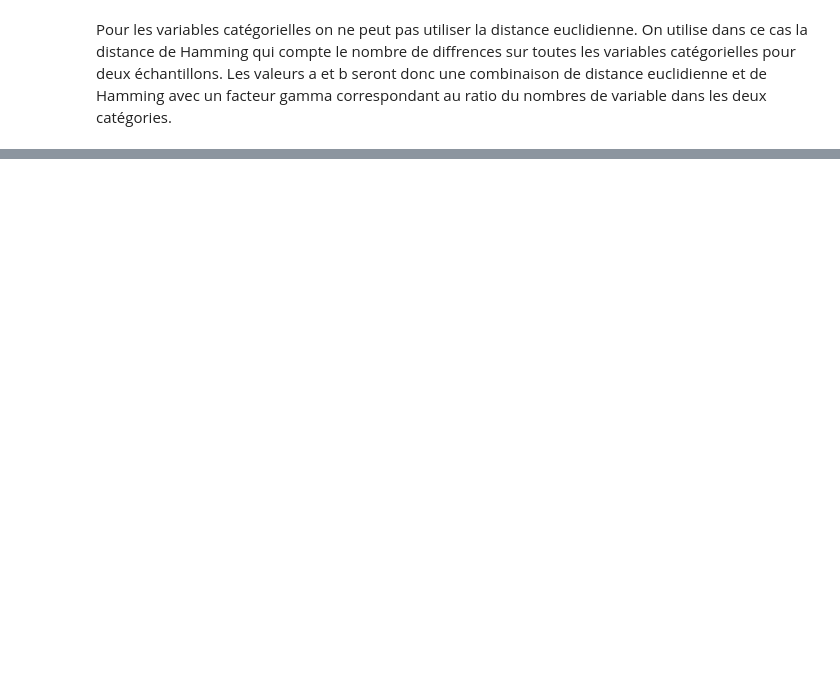
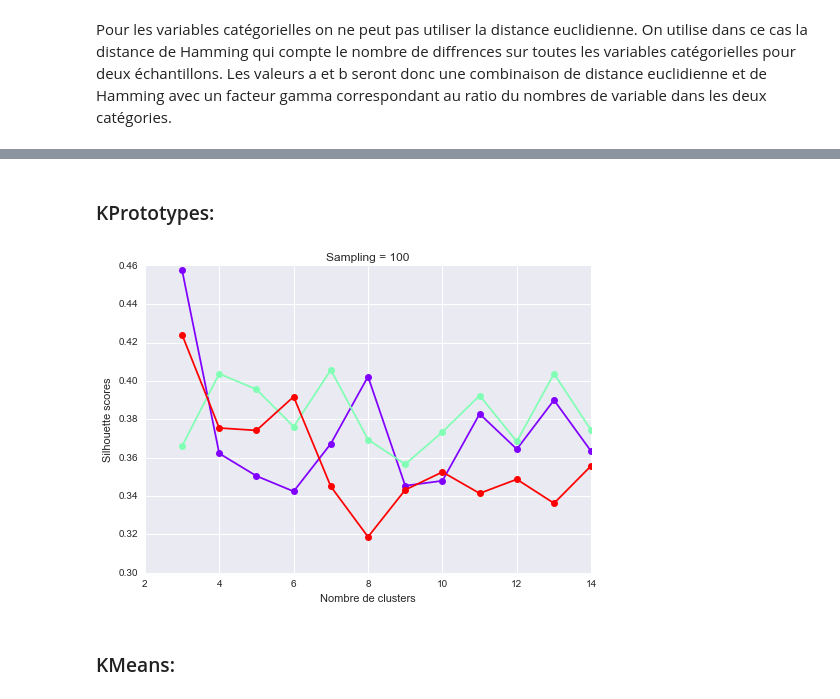
Before and after one commit to mgirardot/DataScienceChallenges, a Jupyter notebook: Data Science Challenge 1(part 3).ipynb, the cells around one changed output, grey strips where cells are left out. Saved outputs shown, nothing was run; the diff lists cells and outputs as text; code cells hidden in the pictures; blank space fills up the shorter version.

Commit message:
clustering

```diff
--- a/Data Science Challenge 1(part 3).ipynb
+++ b/Data Science Challenge 1(part 3).ipynb
@@ -83,0 +103,7 @@ array([1, 2, 0, 1, 0, 1, 1, 1, 1, 1])
+# %%
+from kmodes import kprototypes
+kproto = kprototypes.KPrototypes(n_clusters=3, init='Huang')
+# %%
+kproto_model = kproto.fit(data[:10,:], categorical=range(61,186))
+# %%
+clusters = kproto_model.predict(data[:10,:], categorical=range(61,186))
@@ -83,0 +125,37 @@ array([1, 2, 0, 1, 0, 1, 1, 1, 1, 1])
+# %% [markdown]
+### KPrototypes:
+# %%
+import random
+
+def get_nb_clusters(nb_clusters, data=data,echantillons=100 ):
+    nb_clusters = range(3,nb_clusters)
+    scores = []
+    sample_rows = random.sample(range(len(cont_var)), echantillons)
+
+    for nc in nb_clusters:
+        kproto = kprototypes.KPrototypes(n_clusters=nc, init='Huang',n_init=5)
+        kproto_model = kproto.fit(data[sample_rows,:], categorical=range(61,186))
+        clusters = kproto_model.predict(data[sample_rows,:], categorical=range(61,186))
+        s = metrics.silhouette_score(data[sample_rows,:], clusters)
+        scores.append(s)
+
+        #print("Nombre de clusters: %d , score: %f" % (nc, s))
+    return scores
+# %%
+%matplotlib inline
+import matplotlib.pyplot as plt
+import seaborn
+from matplotlib.pyplot import cm
+
+color=iter(cm.rainbow(np.linspace(0,1,3)))
+
+for n in range(3):
+    plt.plot(range(3,15), get_nb_clusters(15, echantillons=100), '-o', color=next(color))
+plt.xlabel('Nombre de clusters')
+plt.ylabel('Silhouette scores')
+plt.title('Sampling = 100')
+plt.show()
+# %% [output]
+[figure, added]
+# %% [markdown]
+### KMeans:
```
Also changed, not shown: parts of 25 cells of this notebook.
